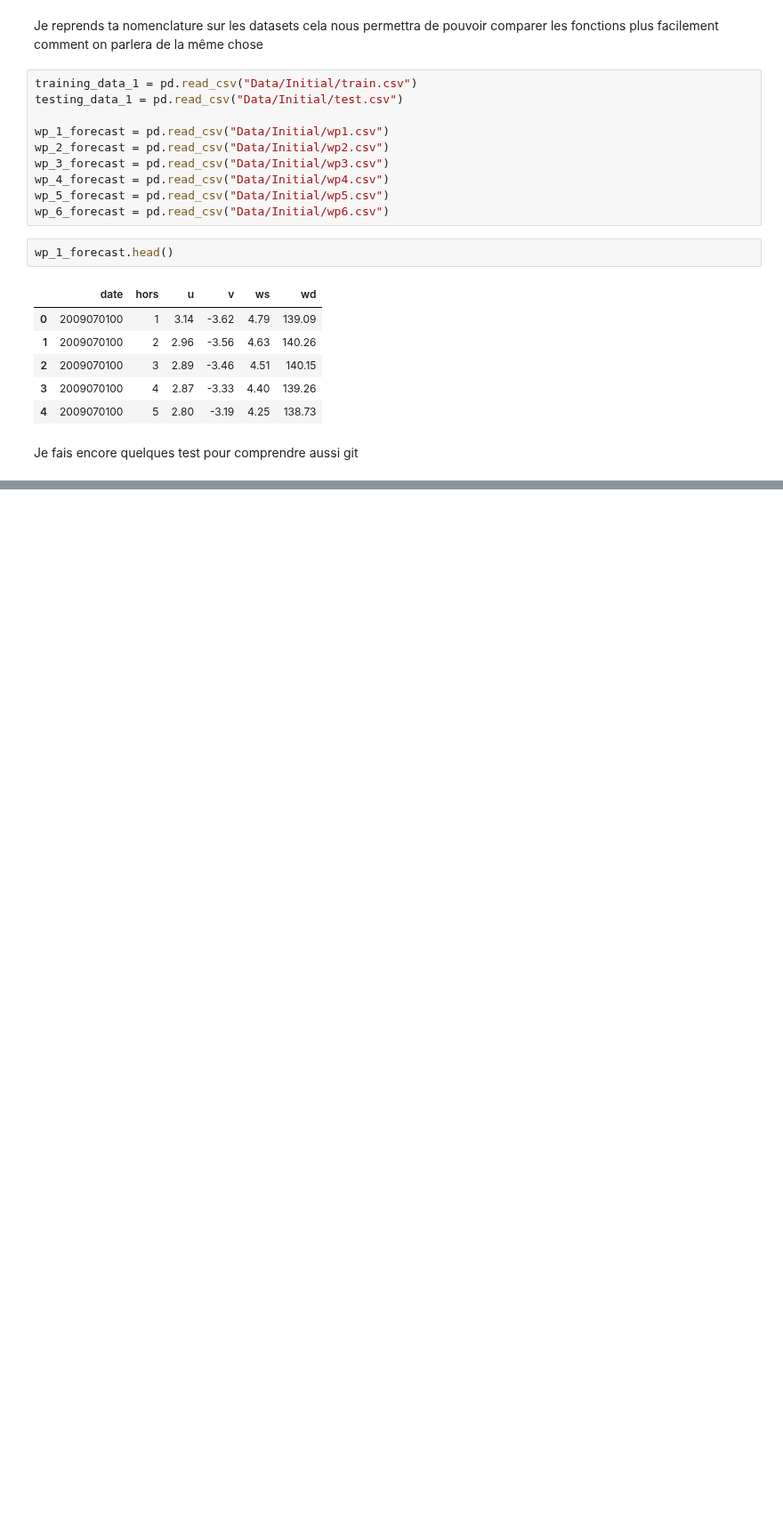
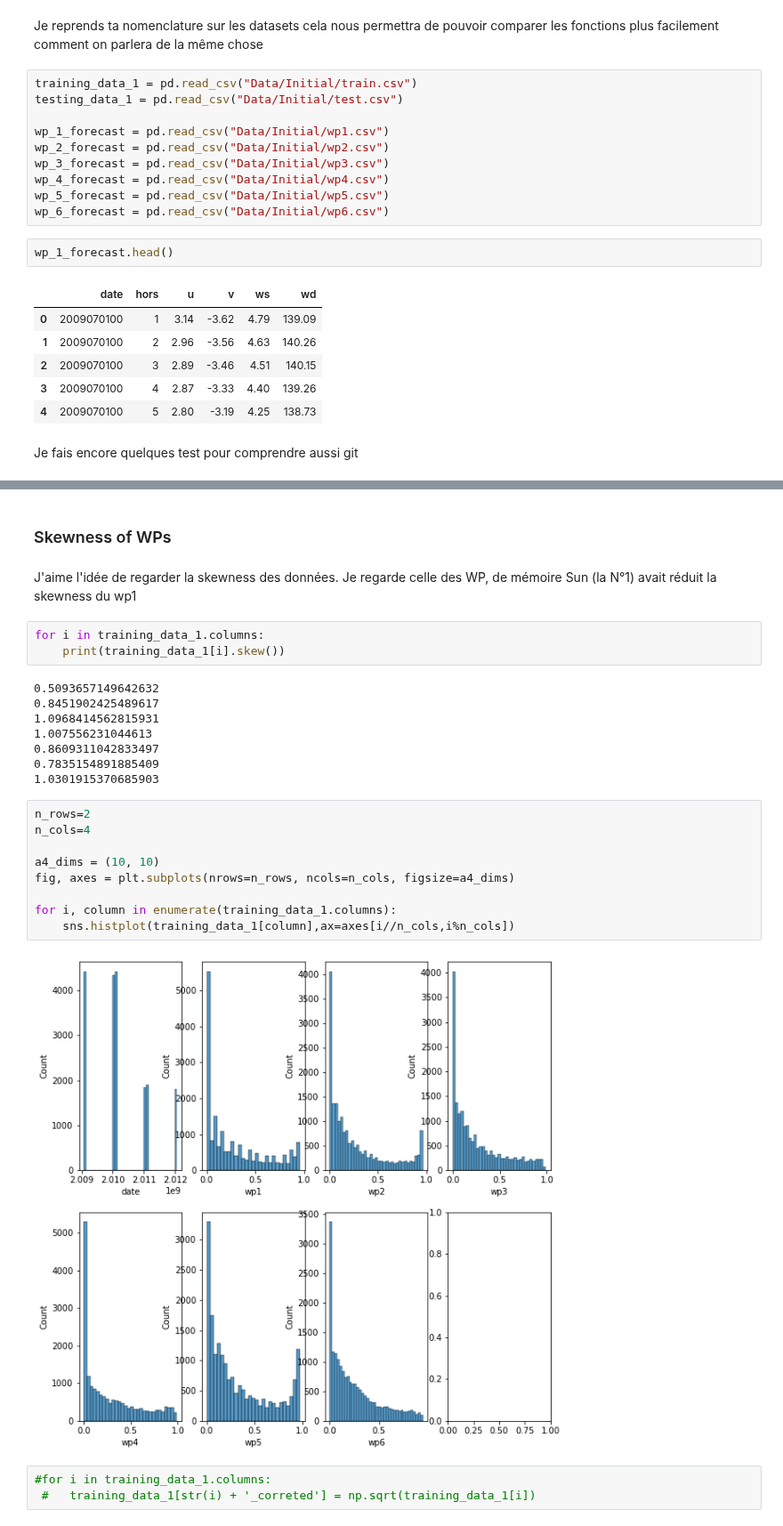
Before and after one commit to MorganeVives/DataChallenge_WP_phase2, a Jupyter notebook: EDA_GC.ipynb, the cells around one changed output, grey strips where cells are left out. Shown at 89% size. Drawn from its saved outputs; the diff is of its cells as text; blank space fills up the shorter version.

```diff
--- a/EDA_GC.ipynb
+++ b/EDA_GC.ipynb
@@ -29,0 +84,29 @@ Je fais encore quelques test pour comprendre aussi git
+# %% [markdown]
+### Skewness of WPs
+# %% [markdown]
+J'aime l'idée de regarder la skewness des données. Je regarde celle des WP, de mémoire Sun (la N°1) avait réduit la skewness du wp1
+# %%
+for i in training_data_1.columns:
+    print(training_data_1[i].skew())
+# %% [output]
+0.5093657149642632
+0.8451902425489617
+1.0968414562815931
+1.007556231044613
+0.8609311042833497
+0.7835154891885409
+1.0301915370685903
+# %%
+n_rows=2
+n_cols=4
+
+a4_dims = (10, 10)
+fig, axes = plt.subplots(nrows=n_rows, ncols=n_cols, figsize=a4_dims)
+
+for i, column in enumerate(training_data_1.columns):
+    sns.histplot(training_data_1[column],ax=axes[i//n_cols,i%n_cols])
+# %% [output]
+[figure, added]
+# %%
+#for i in training_data_1.columns:
+ #   training_data_1[str(i) + '_correted'] = np.sqrt(training_data_1[i])
```
Also changed, not shown: parts of 30 cells of this notebook.
